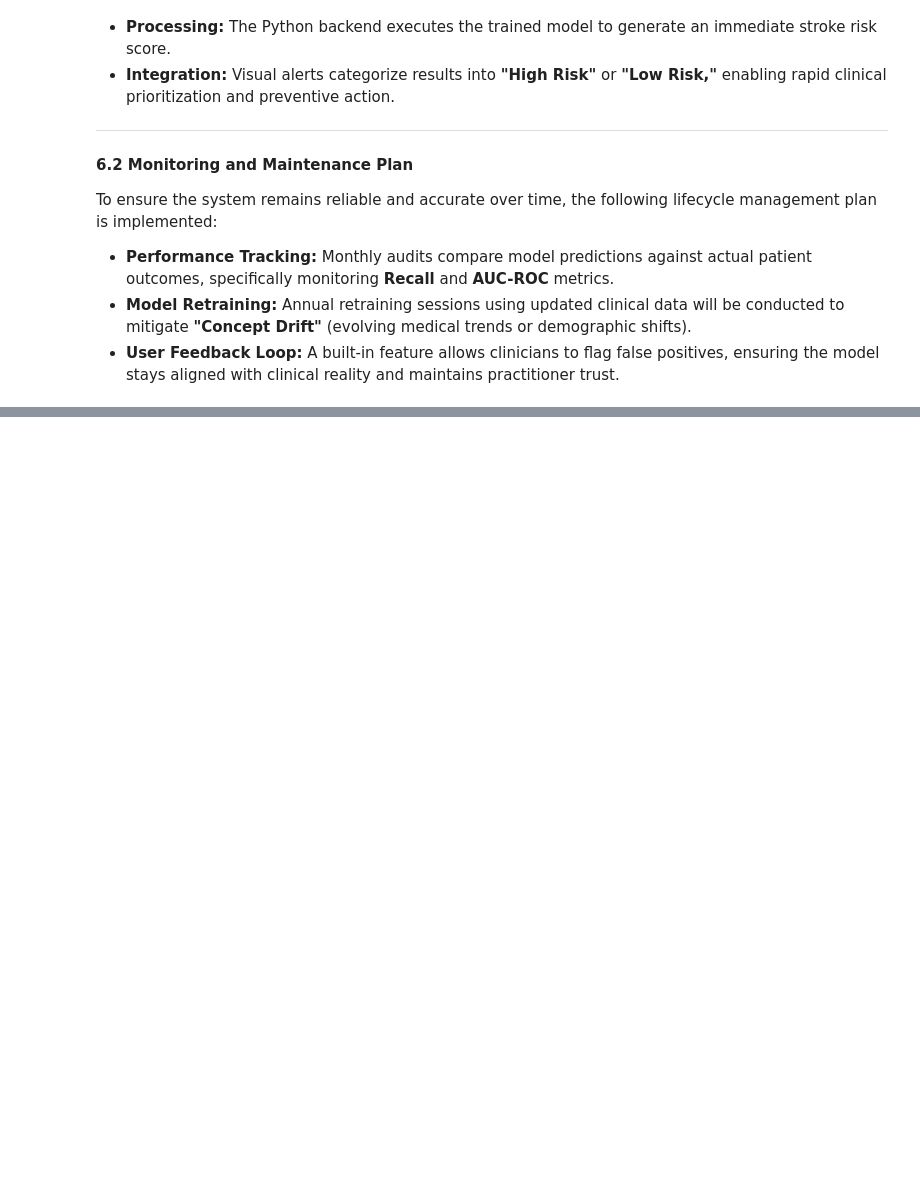
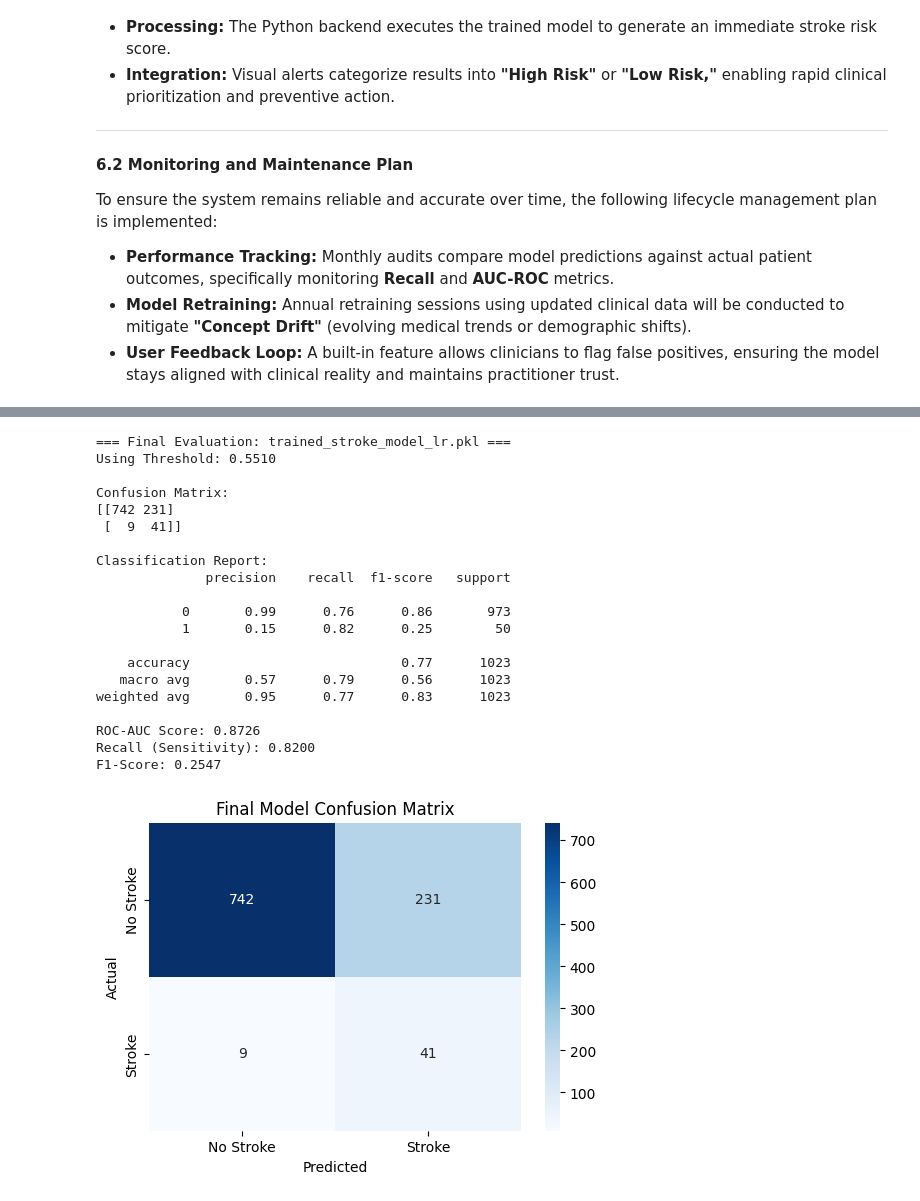
Before and after one commit to mkhairiyusof8712-hash/Stroke-Prediction-Apps, a Jupyter notebook: GROUP_PROJECT_G3_WQD7003_(ky_copy).ipynb, the cells around one changed output, grey strips where cells are left out. Cells and saved outputs as stored; diff of their text form; code cells hidden in the pictures; blank space fills up the shorter version.

```diff
--- a/GROUP_PROJECT_G3_WQD7003_(ky_copy).ipynb
+++ b/GROUP_PROJECT_G3_WQD7003_(ky_copy).ipynb
@@ -2710,10 +2692,0 @@ print(f"💾 Production artifact for Logistic Regression compiled and saved to:
-# %%
-import joblib
-
-# Load the deployment bundle from the saved file
-deployment_bundle_lr = joblib.load('/content/trained_stroke_model_lr.pkl')
-
-# Access the optimized_threshold from the loaded bundle
-optimized_threshold = deployment_bundle_lr['optimized_threshold']
-
-print(f"The optimized threshold is: {optimized_threshold}")
@@ -2825,0 +2836,68 @@ selected_features
+# %%
+import joblib
+import pandas as pd
+from sklearn.metrics import classification_report, confusion_matrix, roc_auc_score, recall_score, f1_score
+import seaborn as sns
+import matplotlib.pyplot as plt
+
+# 1. Load the deployment bundle
+bundle = joblib.load('/content/trained_stroke_model_lr.pkl')
+model = bundle['model']
+scaler = bundle['scaler']
+features = bundle['selected_features']
+threshold = bundle['optimized_threshold']
+
+# 2. Prepare the evaluation data (re-using X_test and y_test from state)
+X_test_eval = pd.DataFrame(scaler.transform(X_test), columns=features)
+
+# 3. Generate Predictions
+y_probs = model.predict_proba(X_test_eval)[:, 1]
+y_preds = (y_probs >= threshold).astype(int)
+
+# 4. Detailed Metrics
+print('=== Final Evaluation: trained_stroke_model_lr.pkl ===')
+print(f'Using Threshold: {threshold:.4f}')
+print('\nConfusion Matrix:')
+cm = confusion_matrix(y_test, y_preds)
+print(cm)
+
+print('\nClassification Report:')
+print(classification_report(y_test, y_preds))
+
+auc_score = roc_auc_score(y_test, y_probs)
+recall = recall_score(y_test, y_preds)
+f1 = f1_score(y_test, y_preds)
+
+print(f'ROC-AUC Score: {auc_score:.4f}')
+print(f'Recall (Sensitivity): {recall:.4f}')
+print(f'F1-Score: {f1:.4f}')
+
+# 5. Visualizing the Confusion Matrix
+plt.figure(figsize=(6,4))
+sns.heatmap(cm, annot=True, fmt='d', cmap='Blues', xticklabels=['No Stroke', 'Stroke'], yticklabels=['No Stroke', 'Stroke'])
+plt.title('Final Model Confusion Matrix')
+plt.ylabel('Actual')
+plt.xlabel('Predicted')
+plt.show()
+# %% [output]
+=== Final Evaluation: trained_stroke_model_lr.pkl ===
+Using Threshold: 0.5510
+
+Confusion Matrix:
+[[742 231]
+ [  9  41]]
+
+Classification Report:
+              precision    recall  f1-score   support
+
+           0       0.99      0.76      0.86       973
+           1       0.15      0.82      0.25        50
+
+    accuracy                           0.77      1023
+   macro avg       0.57      0.79      0.56      1023
+weighted avg       0.95      0.77      0.83      1023
+
+ROC-AUC Score: 0.8726
+Recall (Sensitivity): 0.8200
+F1-Score: 0.2547
+[figure, added]
```
Also changed, not shown: parts of 21 cells of this notebook.
